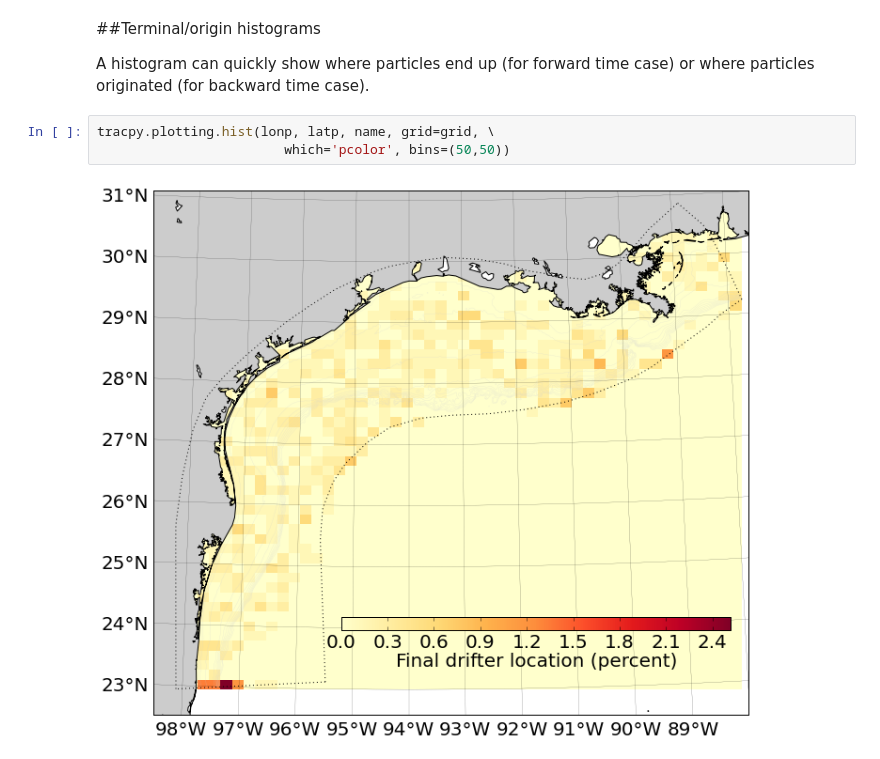
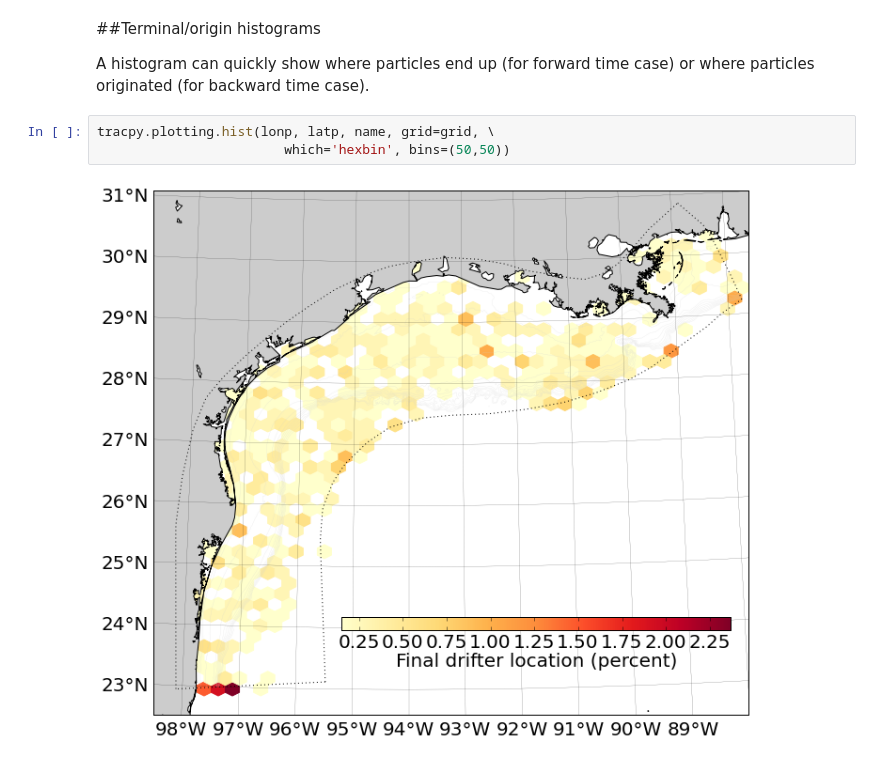
Before and after one commit to kthyng/tracpy, a Jupyter notebook: manual.ipynb, the cells around one changed output. Cells and saved outputs as stored; diff of their text form.

```diff
--- a/manual.ipynb
+++ b/manual.ipynb
@@ -161,6 +161,6 @@ tracpy.plotting.tracks(lonp, latp, name, grid=grid)
 A histogram can quickly show where particles end up (for forward time case) or where particles originated (for backward time case).
 # %%
 tracpy.plotting.hist(lonp, latp, name, grid=grid, \
-                        which='pcolor', bins=(50,50))
+                        which='hexbin', bins=(50,50))
 # %% [output]
-[figure, old version]
+[figure, new version]
```
Also changed, not shown: parts of 1 cell of this notebook, 2 other files.
